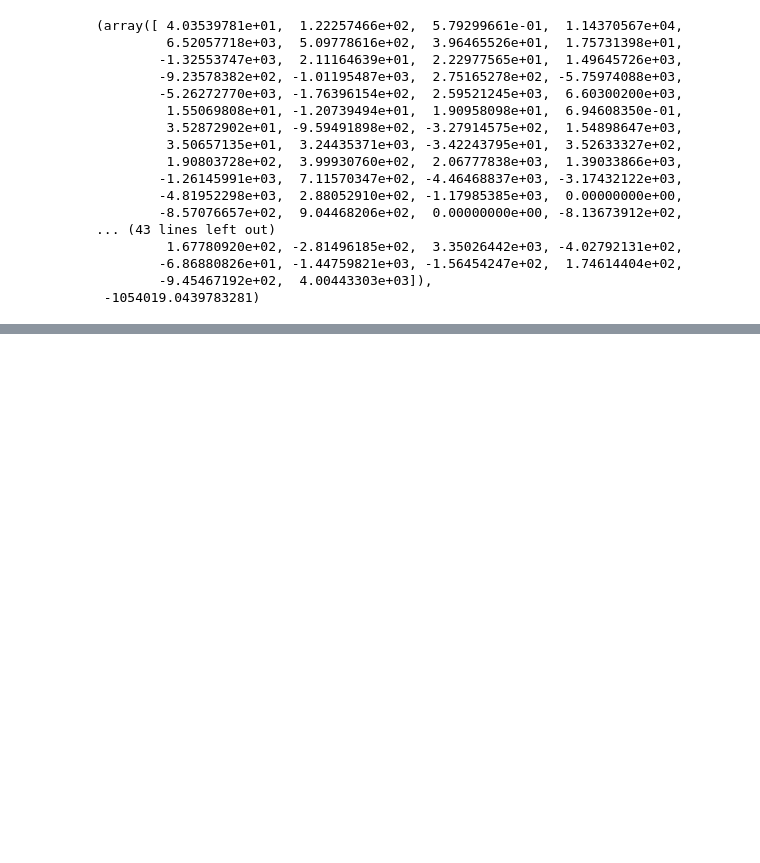
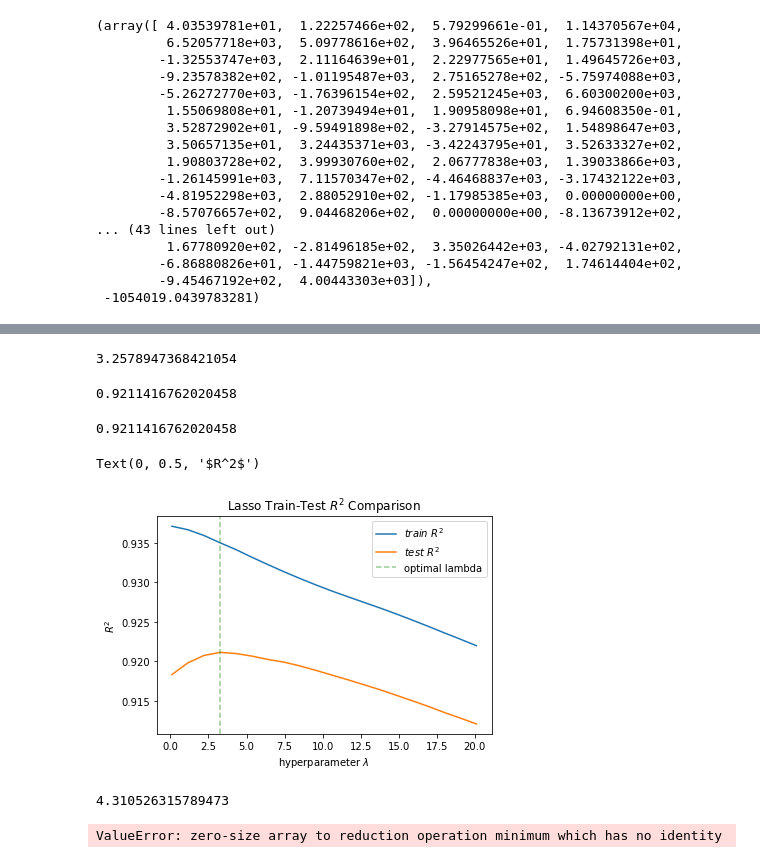
Before and after one commit to mobrien829/ames-ml-project, a Jupyter notebook: Joaquin/Imputed_Data_Model.ipynb, the cells around one changed output, grey strips where cells are left out. Drawn from its saved outputs; the diff is of its cells as text; code cells hidden in the pictures; blank space fills up the shorter version.

```diff
--- a/Joaquin/Imputed_Data_Model.ipynb
+++ b/Joaquin/Imputed_Data_Model.ipynb
@@ -870,0 +1021,34 @@ ValueError: zero-size array to reduction operation maximum which has no identity
+# %%
+alphas[3]
+# %% [output]
+3.2578947368421054
+# %%
+lasso_scores_test[3]
+# %% [output]
+0.9211416762020458
+# %%
+max(lasso_scores_test)
+# %% [output]
+0.9211416762020458
+# %%
+plt.plot(alphas, lasso_scores_train, label=r'$train\ R^2$')
+plt.plot(alphas, lasso_scores_test, label=r'$test\ R^2$')
+plt.legend(loc=1)
+plt.title(r'Lasso Train-Test $R^2$ Comparison')
+lasso_underfit = lasso_scores_train < lasso_scores_test
+#last_underfit  = np.min(alphas[lasso_underfit])
+plt.axvline(3.2578947368421054, linestyle='--', color='g', label='optimal lambda', alpha=0.4)
+plt.legend(loc=1)
+plt.xlabel(r'hyperparameter $\lambda$')
+plt.ylabel(r'$R^2$')
+# %% [output]
+Text(0, 0.5, '$R^2$')
+[figure, added]
+# %%
+last_underfit
+# %% [output]
+4.310526315789473
+# %%
+np.min(alphas[lasso_underfit])
+# %% [output]
+ValueError: zero-size array to reduction operation minimum which has no identity
```
Also changed, not shown: parts of 14 cells of this notebook.
